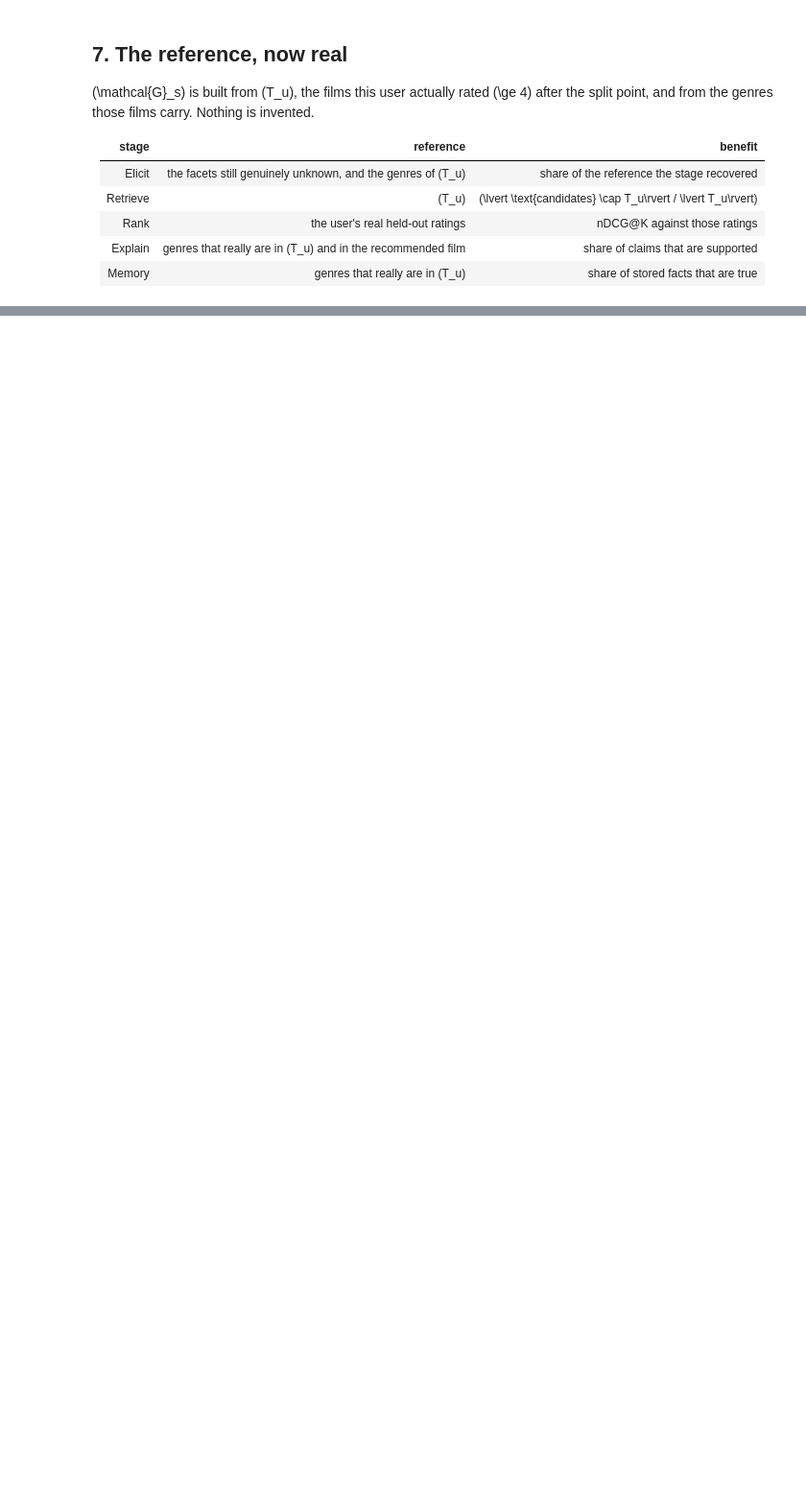
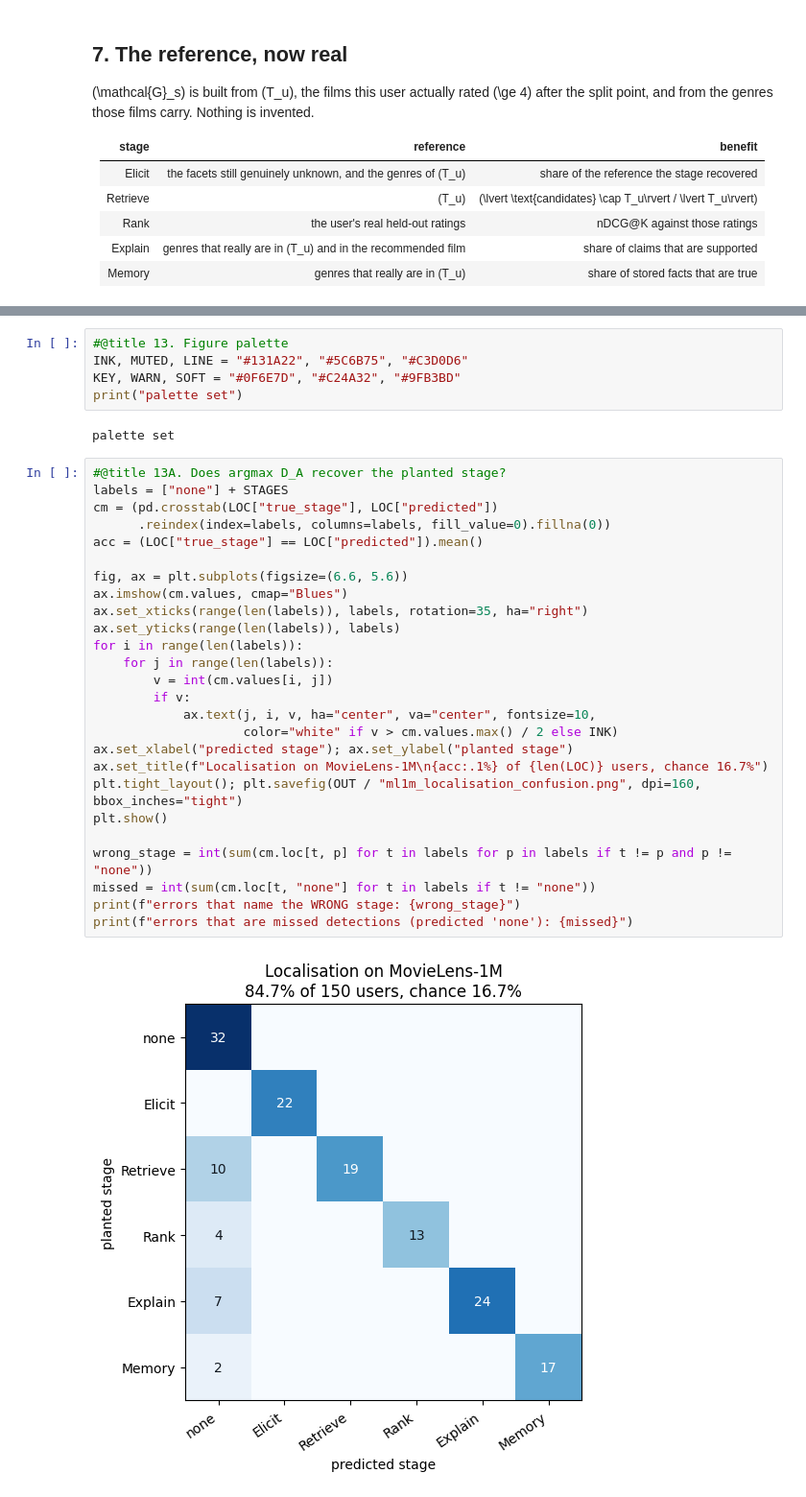
Before and after one commit to JiaruiWang-Jill/fair-trace, a Jupyter notebook: 0922_FAIR_TRACE_SCAFF_ML1M_Reference_Colab.ipynb, the cells around one changed output, grey strips where cells are left out. Shown at 96% size. Saved outputs shown, nothing was run; the diff lists cells and outputs as text; blank space fills up the shorter version.

```diff
--- a/0922_FAIR_TRACE_SCAFF_ML1M_Reference_Colab.ipynb
+++ b/0922_FAIR_TRACE_SCAFF_ML1M_Reference_Colab.ipynb
@@ -663,0 +789,35 @@ print("\nIf the gap were reliably positive, personalisation would be doing real
+# %%
+#@title 13. Figure palette
+INK, MUTED, LINE = "#131A22", "#5C6B75", "#C3D0D6"
+KEY, WARN, SOFT = "#0F6E7D", "#C24A32", "#9FB3BD"
+print("palette set")
+# %% [output]
+palette set
+# %%
+#@title 13A. Does argmax D_A recover the planted stage?
+labels = ["none"] + STAGES
+cm = (pd.crosstab(LOC["true_stage"], LOC["predicted"])
+      .reindex(index=labels, columns=labels, fill_value=0).fillna(0))
+acc = (LOC["true_stage"] == LOC["predicted"]).mean()
+
+fig, ax = plt.subplots(figsize=(6.6, 5.6))
+ax.imshow(cm.values, cmap="Blues")
+ax.set_xticks(range(len(labels)), labels, rotation=35, ha="right")
+ax.set_yticks(range(len(labels)), labels)
+for i in range(len(labels)):
+    for j in range(len(labels)):
+        v = int(cm.values[i, j])
+        if v:
+            ax.text(j, i, v, ha="center", va="center", fontsize=10,
+                    color="white" if v > cm.values.max() / 2 else INK)
+ax.set_xlabel("predicted stage"); ax.set_ylabel("planted stage")
+ax.set_title(f"Localisation on MovieLens-1M\n{acc:.1%} of {len(LOC)} users, chance 16.7%")
+plt.tight_layout(); plt.savefig(OUT / "ml1m_localisation_confusion.png", dpi=160, bbox_inches="tight")
+plt.show()
+
+wrong_stage = int(sum(cm.loc[t, p] for t in labels for p in labels if t != p and p != "none"))
+missed = int(sum(cm.loc[t, "none"] for t in labels if t != "none"))
+print(f"errors that name the WRONG stage: {wrong_stage}")
+print(f"errors that are missed detections (predicted 'none'): {missed}")
+# %% [output]
+[figure, added]
```
Also changed, not shown: parts of 24 cells of this notebook.
